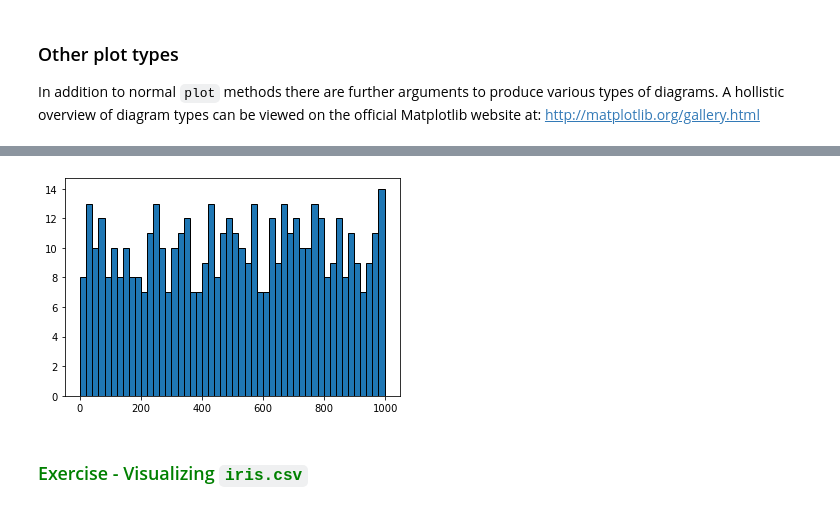
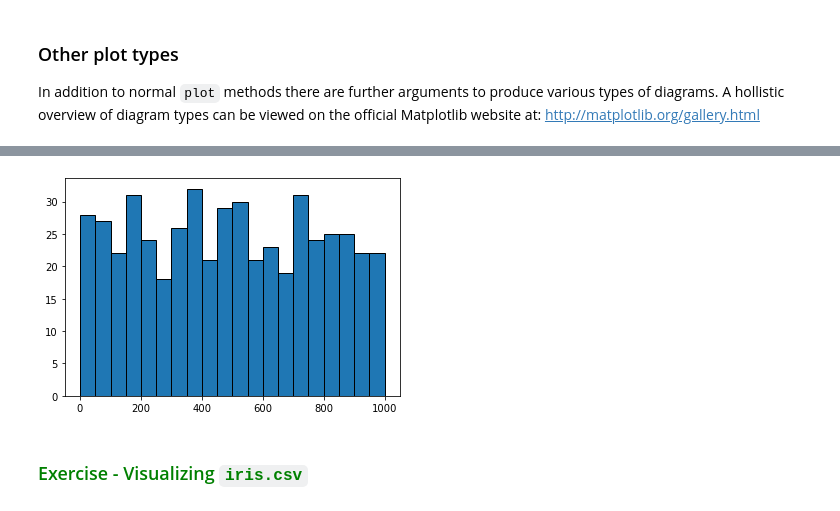
Before and after one commit to IS3UniCologne/DSML_2021, a Jupyter notebook: 03_Workshops/DSML_WS_04_Visualization/DSML_WS_04_Visualization.ipynb, the cells around one changed output, grey strips where cells are left out. Cells and saved outputs as stored; diff of their text form; code cells hidden in the pictures.

```diff
--- a/03_Workshops/DSML_WS_04_Visualization/DSML_WS_04_Visualization.ipynb
+++ b/03_Workshops/DSML_WS_04_Visualization/DSML_WS_04_Visualization.ipynb
@@ -331,13 +345,13 @@ plt.show()
 # %%
 # histogram plots:
 
 from random import sample
 data = sample(range(1, 1000), 500)
 
-plt.hist(data, bins=50, edgecolor='k')
+plt.hist(data, bins=20, edgecolor='k')
 plt.show()
 # %% [output]
-[figure, old version]
+[figure, new version]
 # %% [markdown]
 ### <font color='green'> Exercise - Visualizing `iris.csv` </font>
 # %% [markdown]
```
Also changed, not shown: parts of 20 cells of this notebook, 4 other files.
